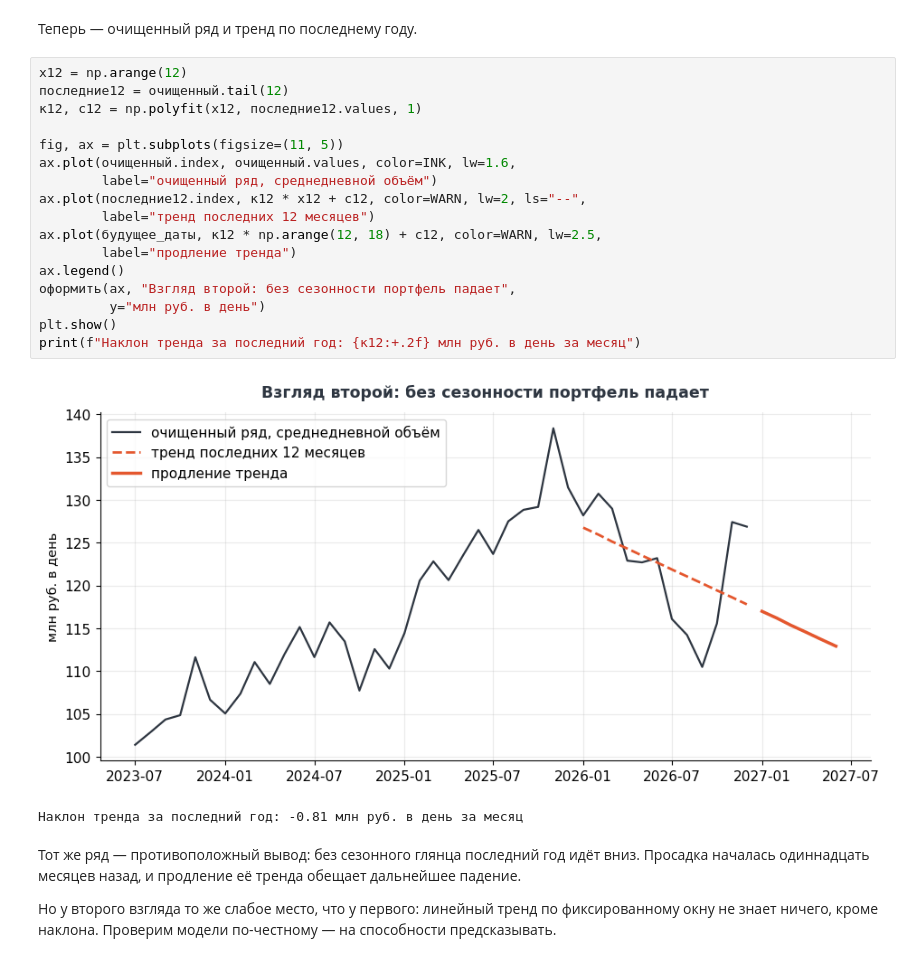
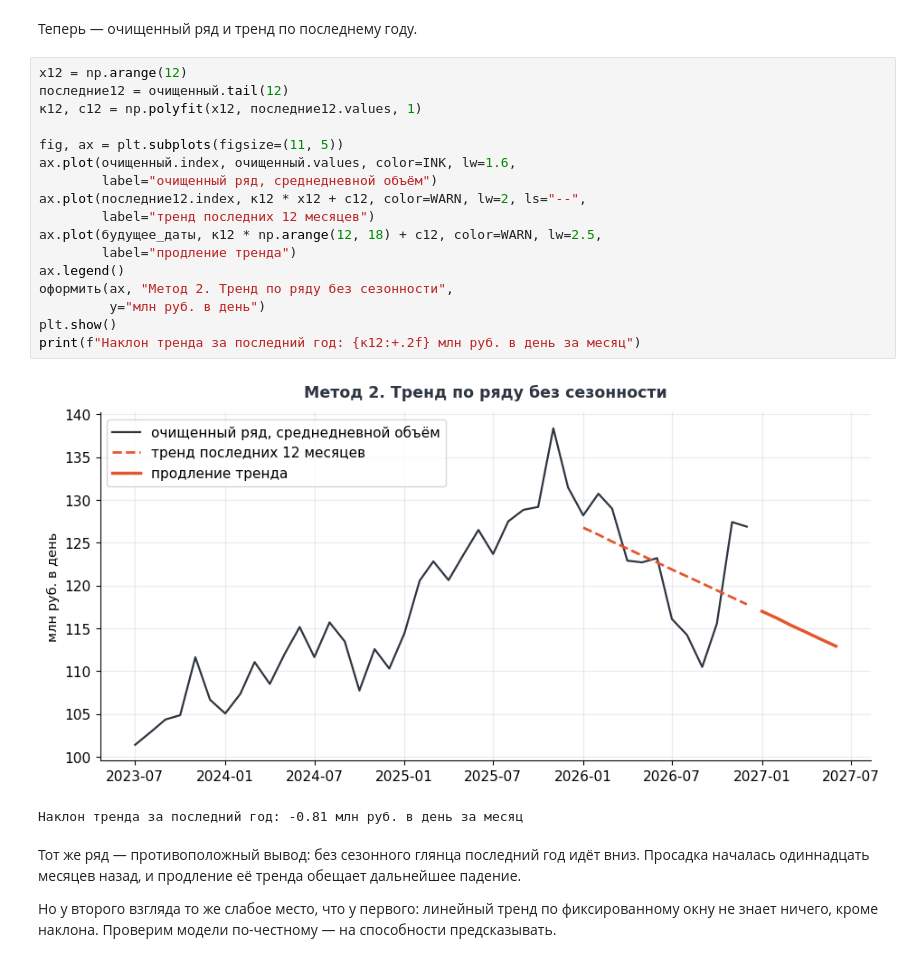
Before and after one commit to wybaeb/bank-analytics-workshop, a Jupyter notebook: 3.4_кейс_анализ_отклонений/3.4.3_анализ_отклонений.ipynb, the cells around one changed output. Cells and saved outputs as stored; diff of their text form.

```diff
--- a/3.4_кейс_анализ_отклонений/3.4.3_анализ_отклонений.ipynb
+++ b/3.4_кейс_анализ_отклонений/3.4.3_анализ_отклонений.ipynb
@@ -207,22 +207,22 @@ plt.show()
 # %%
 x12 = np.arange(12)
 последние12 = очищенный.tail(12)
 к12, с12 = np.polyfit(x12, последние12.values, 1)
 
 fig, ax = plt.subplots(figsize=(11, 5))
 ax.plot(очищенный.index, очищенный.values, color=INK, lw=1.6,
         label="очищенный ряд, среднедневной объём")
 ax.plot(последние12.index, к12 * x12 + с12, color=WARN, lw=2, ls="--",
         label="тренд последних 12 месяцев")
 ax.plot(будущее_даты, к12 * np.arange(12, 18) + с12, color=WARN, lw=2.5,
         label="продление тренда")
 ax.legend()
-оформить(ax, "Взгляд второй: без сезонности портфель падает",
+оформить(ax, "Метод 2. Тренд по ряду без сезонности",
          y="млн руб. в день")
 plt.show()
 print(f"Наклон тренда за последний год: {к12:+.2f} млн руб. в день за месяц")
 # %% [output]
-[figure, old version]
+[figure, new version]
 Наклон тренда за последний год: -0.81 млн руб. в день за месяц
 # %% [markdown]
 Тот же ряд — противоположный вывод: без сезонного глянца последний год
```
Also changed, not shown: parts of 8 cells of this notebook, 5 other files.
